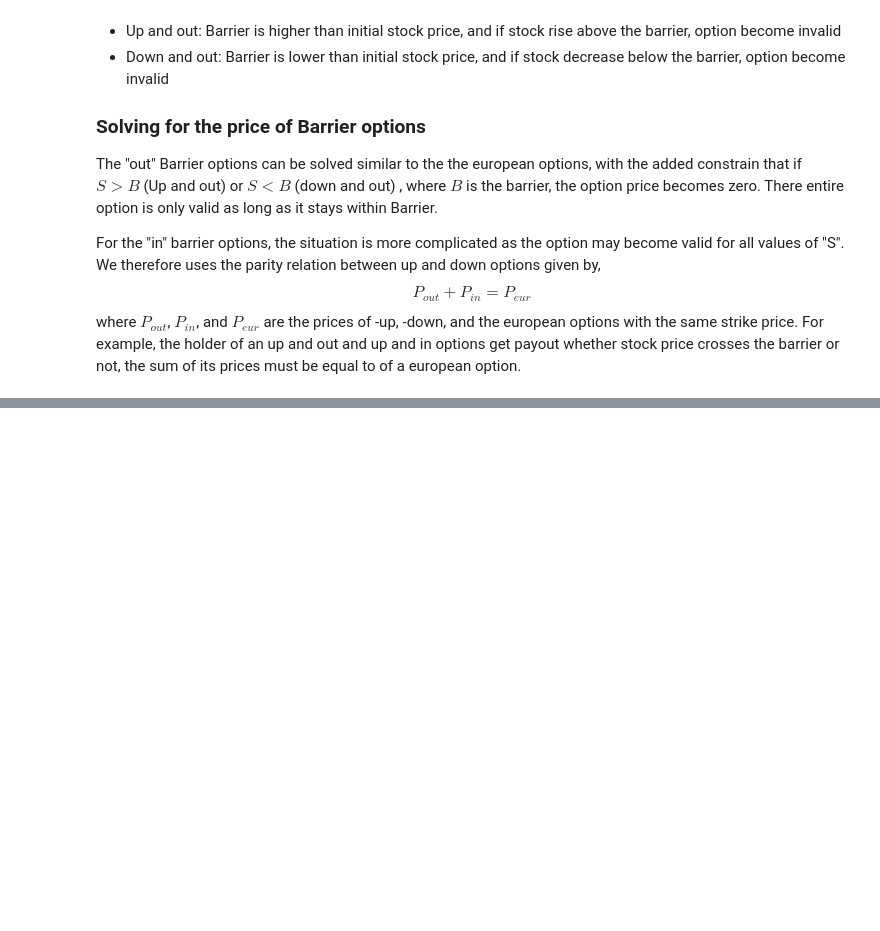
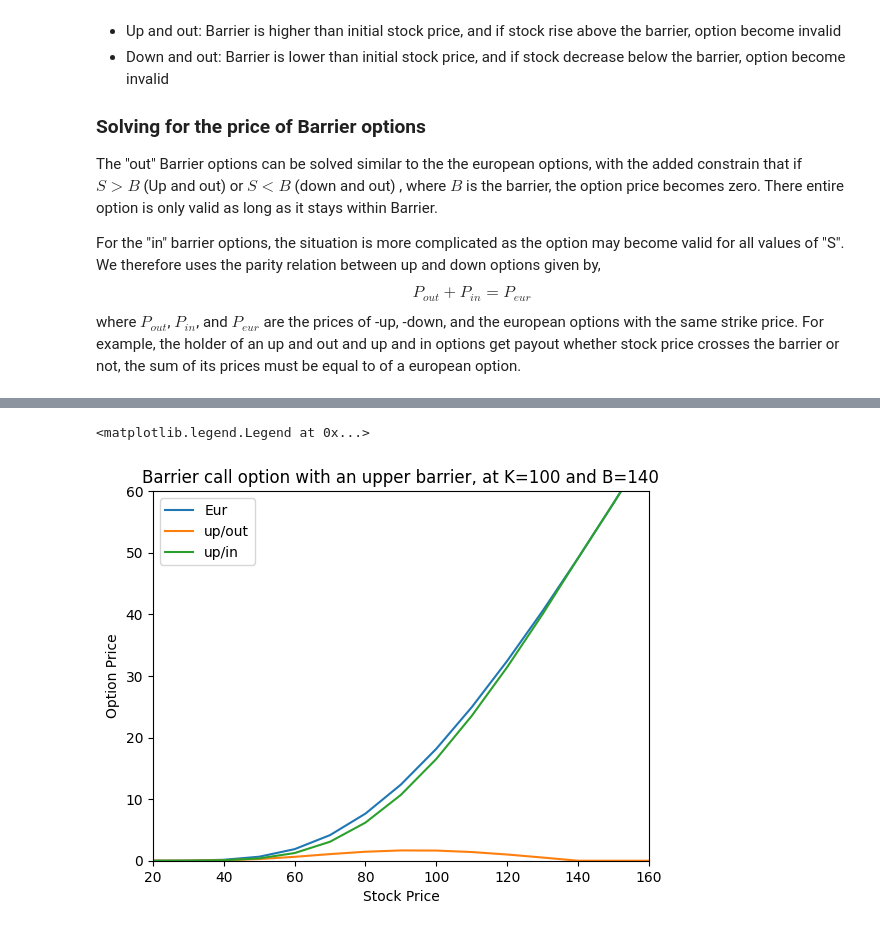
Before and after one commit to SMJose/Black-Scholes_Option_price_finite_difference, a Jupyter notebook: Black-Scholes.ipynb, the cells around one changed output, grey strips where cells are left out. Saved outputs shown, nothing was run; the diff lists cells and outputs as text; code cells hidden in the pictures; blank space fills up the shorter version.

```diff
--- a/Black-Scholes.ipynb
+++ b/Black-Scholes.ipynb
@@ -386,40 +392,34 @@ plt.legend()
 # %%
-
-# Parameters
 # Option parameters
-r = 0.07 #interest rate
-K = 80 # strike
-S0 = 100 # Current price
-B = 100
-sigma = 0.4 # volatility
-c = 0.01 # dividend yield
-T = 1 # Expiry time (years)
+r, c, sigma, K, B, T = 0.07, 0.01, 0.4, 100, 140, 1
 
 # Grid parameters
-Smax = 500 # Max stock price
-dS =  10 # grid size (stock price grio)
-dt = 0.001 # grid size (time grid)
+Smax, dS, dt = 500,10, 0.001
 
 # Note: Decreasing dS without appropriately decreasing dt can
 # cause solution to oscillates violently
 
 #----------------------------
 # Solving for derivative price
 S_grid_Barrier, tgrid, Price_grid_call_Barrier_up_out = FiniteDiff_Barrier_Out("call","up",K,B,sigma,r,c,Smax,dS,T,dt)
 S_grid_Barrier, tgrid, Price_grid_put_Barrier_up_out = FiniteDiff_Barrier_Out("put","up",K,B,sigma,r,c,Smax,dS,T,dt)
 
-S_grid_Barrier, tgrid, Price_grid_call_Barrier_down_out = FiniteDiff_Barrier_Out("call","down",K,B,sigma,r,c,Smax,dS,T,dt)
-S_grid_Barrier, tgrid, Price_grid_put_Barrier_down_out = FiniteDiff_Barrier_Out("put","down",K,B,sigma,r,c,Smax,dS,T,dt)
-
 S_grid, tgrid, Price_grid_call = FiniteDiff_European("call",K,sigma,r,c,Smax,dS,T,dt)
 S_grid, tgrid, Price_grid_put = FiniteDiff_European("put",K,sigma,r,c,Smax,dS,T,dt)
 
 Price_grid_call_Barrier_up_in = Price_grid_call[0]-Price_grid_call_Barrier_up_out[0]
-Price_grid_put_Barrier_up_in = Price_grid_call[0]-Price_grid_put_Barrier_up_out[0]
+Price_grid_put_Barrier_up_in = Price_grid_put[0]-Price_grid_put_Barrier_up_out[0]
 
-Price_grid_call_Barrier_down_in = Price_grid_call[0]-Price_grid_call_Barrier_down_out[0]
-Price_grid_put_Barrier_down_in = Price_grid_call[0]-Price_grid_put_Barrier_down_out[0]
 
-t1, t2, t3 = T, T/2, 0 #Choosing three times
-n1, n2, n3 = int(t1/(dt*Delt)), int(t2/(dt*Delt)), int(t3/(dt*Delt)) #index
-print(n1, n2, n3)
+plt.title("Barrier call option with an upper barrier, at K="+str(K)+" and B="+str(B))
+plt.plot(S_grid_Barrier,Price_grid_call[0], label="Eur")
+plt.plot(S_grid_Barrier,Price_grid_call_Barrier_up_out[0], label="up/out")
+plt.plot(S_grid_Barrier,Price_grid_call_Barrier_up_in, label="up/in")
+plt.xlim(20,160)
+plt.ylim(0,60)
+plt.xlabel("Stock Price")
+plt.ylabel("Option Price")
+plt.legend()
+# %% [output]
+<matplotlib.legend.Legend at 0x...>
+[figure, added]
```
Also changed, not shown: parts of 12 cells of this notebook.
